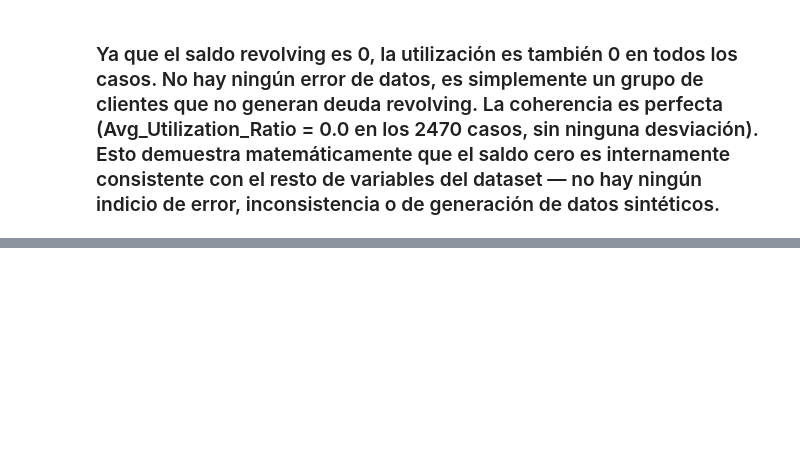
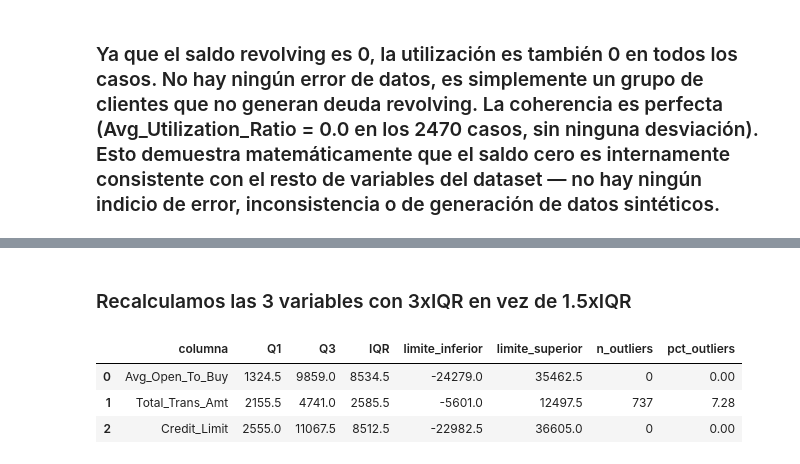
Before and after one commit to Dende8/Credit_Card_Churners, a Jupyter notebook: notebooks/preprocessing.ipynb, the cells around one changed output, grey strips where cells are left out. Saved outputs shown, nothing was run; the diff lists cells and outputs as text; code cells hidden in the pictures; blank space fills up the shorter version.

```diff
--- a/notebooks/preprocessing.ipynb
+++ b/notebooks/preprocessing.ipynb
@@ -207,0 +289,12 @@ Name: Avg_Utilization_Ratio, dtype: float64
+# %% [markdown]
+### Recalculamos las 3 variables con 3xIQR en vez de 1.5xIQR
+# %%
+column_sesg = ['Avg_Open_To_Buy', 'Total_Trans_Amt', 'Credit_Limit']
+
+resultados_k3 = pd.DataFrame([outliers_iqr(df_clean, col, k=3) for col in column_sesg])
+resultados_k3
+# %% [output]
+|  | columna | Q1 | Q3 | IQR | limite_inferior | limite_superior | n_outliers | pct_outliers |
+| 0 | Avg_Open_To_Buy | 1324.5 | 9859.0 | 8534.5 | -24279.0 | 35462.5 | 0 | 0.00 |
+| 1 | Total_Trans_Amt | 2155.5 | 4741.0 | 2585.5 | -5601.0 | 12497.5 | 737 | 7.28 |
+| 2 | Credit_Limit | 2555.0 | 11067.5 | 8512.5 | -22982.5 | 36605.0 | 0 | 0.00 |
```
Also changed, not shown: parts of 10 cells of this notebook.
